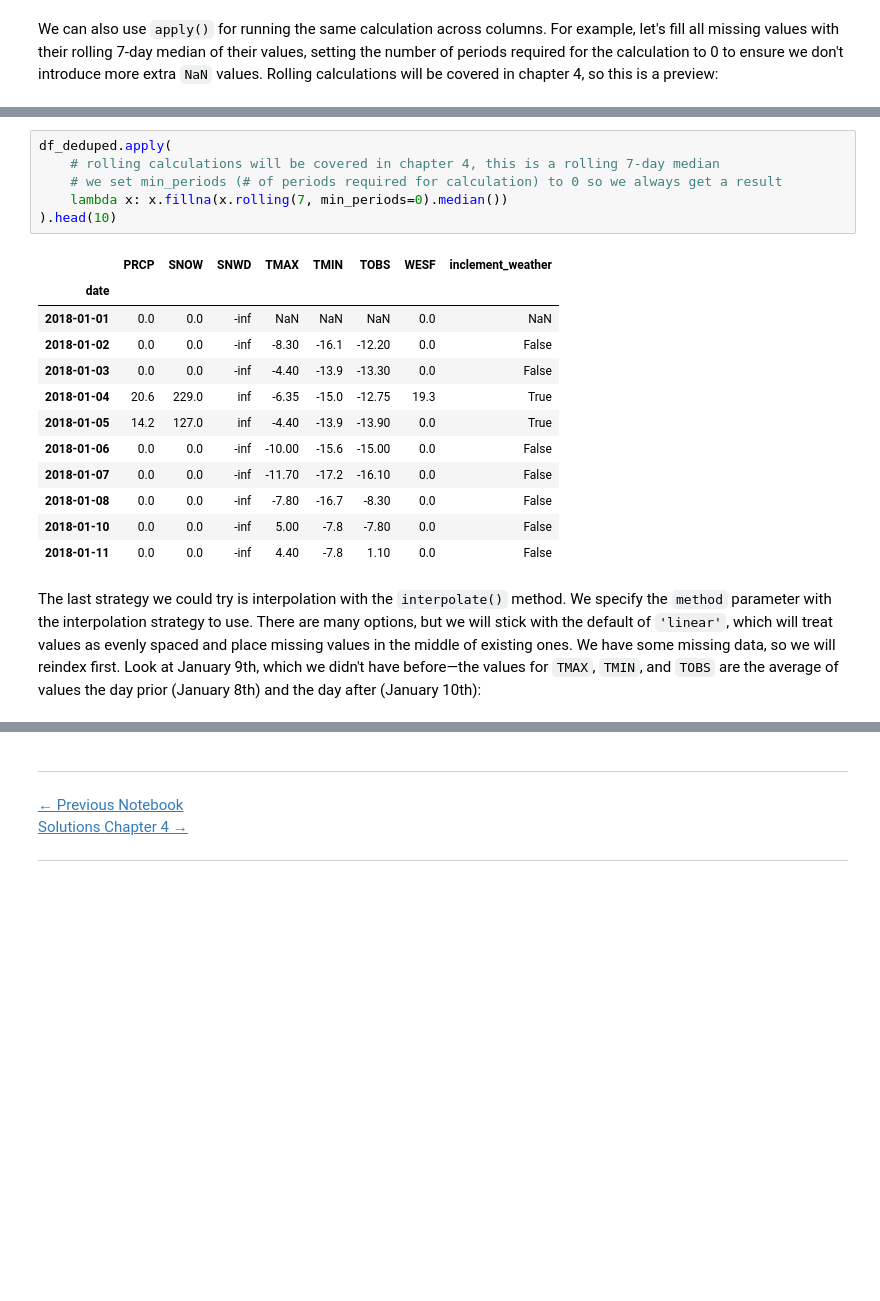
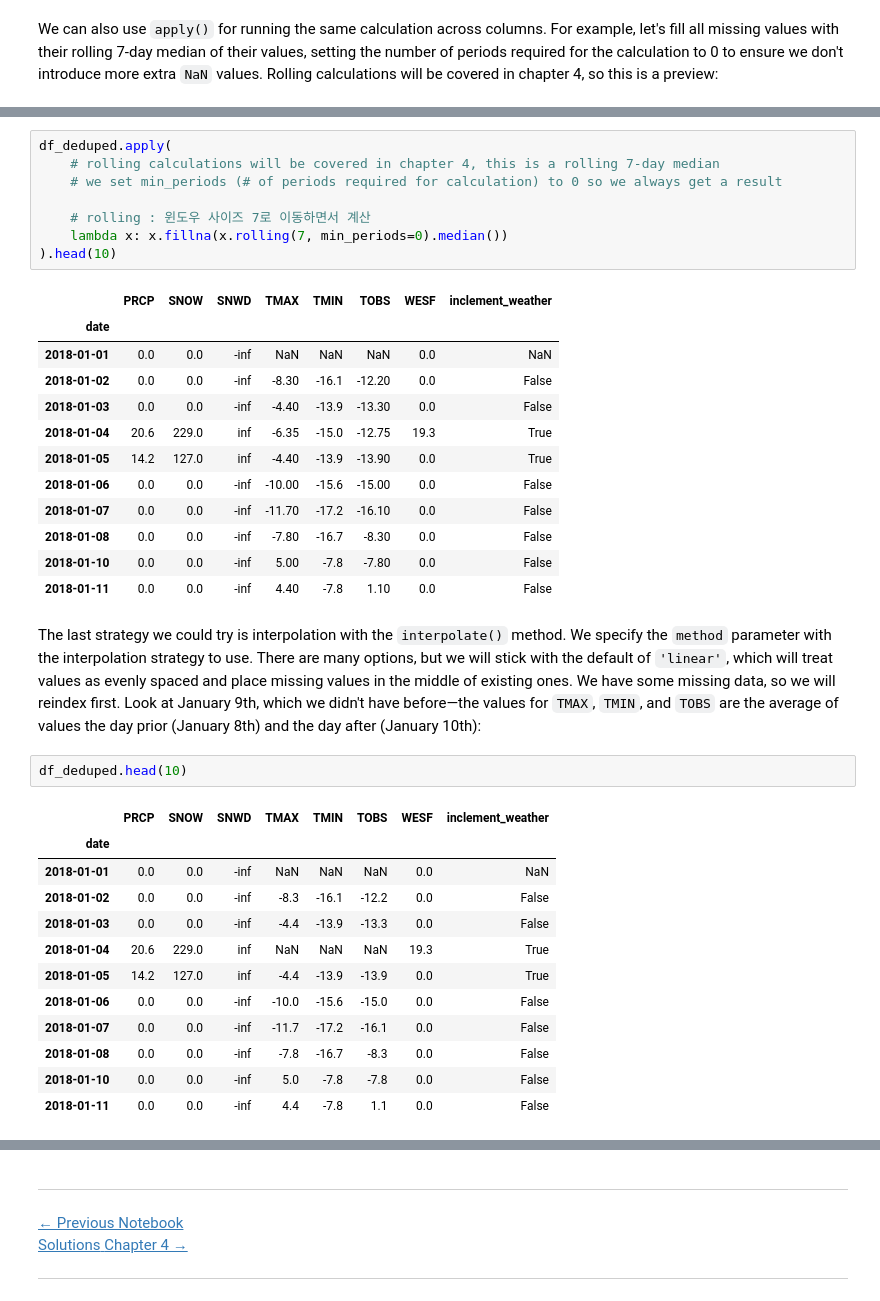
Before and after one commit to tgwon/ai4ml, a Jupyter notebook: week4/ch3-5-handling_data_issues.ipynb, the cells around one changed output, grey strips where cells are left out. Cells and saved outputs as stored; diff of their text form; blank space fills up the shorter version.

```diff
--- a/week4/ch3-5-handling_data_issues.ipynb
+++ b/week4/ch3-5-handling_data_issues.ipynb
@@ -402,6 +499,8 @@ We can also use `apply()` for running the same calculation across columns. For e
 df_deduped.apply(
     # rolling calculations will be covered in chapter 4, this is a rolling 7-day median
     # we set min_periods (# of periods required for calculation) to 0 so we always get a result
+
+    # rolling : 윈도우 사이즈 7로 이동하면서 계산
     lambda x: x.fillna(x.rolling(7, min_periods=0).median())
 ).head(10)
 # %% [output]
@@ -419,4 +518,19 @@ df_deduped.apply(
 | 2018-01-11 | 0.0 | 0.0 | -inf | 4.40 | -7.8 | 1.10 | 0.0 | False |
 # %% [markdown]
 The last strategy we could try is interpolation with the `interpolate()` method. We specify the `method` parameter with the interpolation strategy to use. There are many options, but we will stick with the default of `'linear'`, which will treat values as evenly spaced and place missing values in the middle of existing ones. We have some missing data, so we will reindex first. Look at January 9th, which we didn't have before—the values for `TMAX`, `TMIN`, and `TOBS` are the average of values the day prior (January 8th) and the day after (January 10th):
+# %%
+df_deduped.head(10)
+# %% [output]
+|  | PRCP | SNOW | SNWD | TMAX | TMIN | TOBS | WESF | inclement_weather |
+| date |  |  |  |  |  |  |  |  |
+| 2018-01-01 | 0.0 | 0.0 | -inf | NaN | NaN | NaN | 0.0 | NaN |
+| 2018-01-02 | 0.0 | 0.0 | -inf | -8.3 | -16.1 | -12.2 | 0.0 | False |
+| 2018-01-03 | 0.0 | 0.0 | -inf | -4.4 | -13.9 | -13.3 | 0.0 | False |
+| 2018-01-04 | 20.6 | 229.0 | inf | NaN | NaN | NaN | 19.3 | True |
+| 2018-01-05 | 14.2 | 127.0 | inf | -4.4 | -13.9 | -13.9 | 0.0 | True |
+| 2018-01-06 | 0.0 | 0.0 | -inf | -10.0 | -15.6 | -15.0 | 0.0 | False |
+| 2018-01-07 | 0.0 | 0.0 | -inf | -11.7 | -17.2 | -16.1 | 0.0 | False |
+| 2018-01-08 | 0.0 | 0.0 | -inf | -7.8 | -16.7 | -8.3 | 0.0 | False |
+| 2018-01-10 | 0.0 | 0.0 | -inf | 5.0 | -7.8 | -7.8 | 0.0 | False |
+| 2018-01-11 | 0.0 | 0.0 | -inf | 4.4 | -7.8 | 1.1 | 0.0 | False |
 # %%
```
Also changed, not shown: parts of 23 cells of this notebook.
